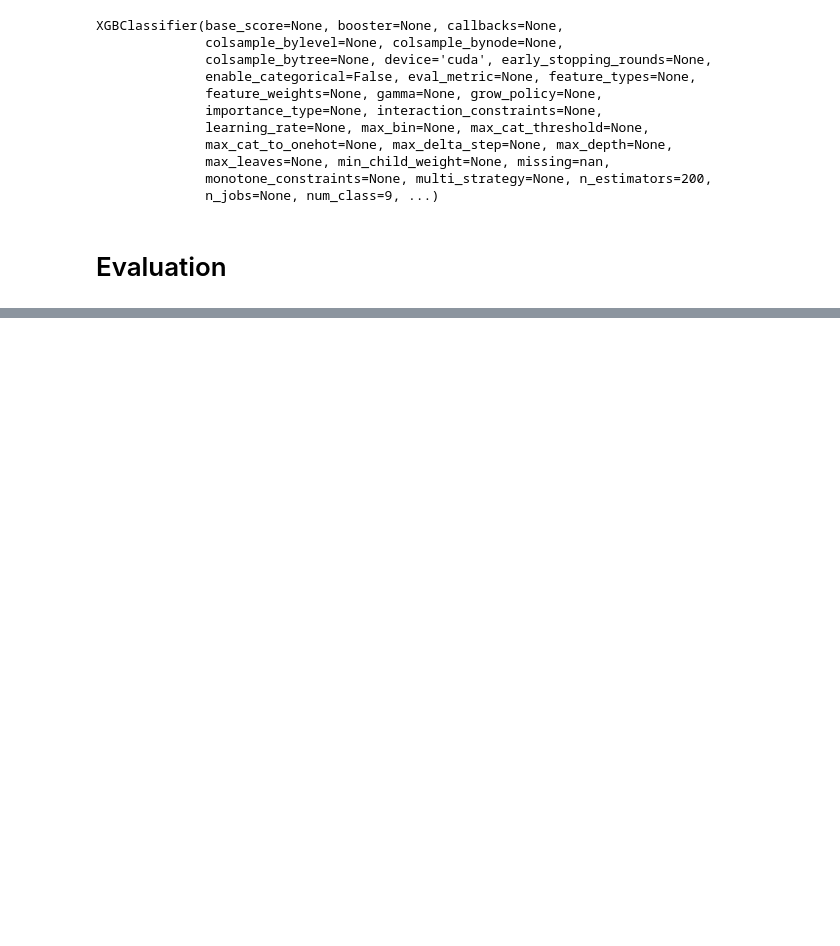
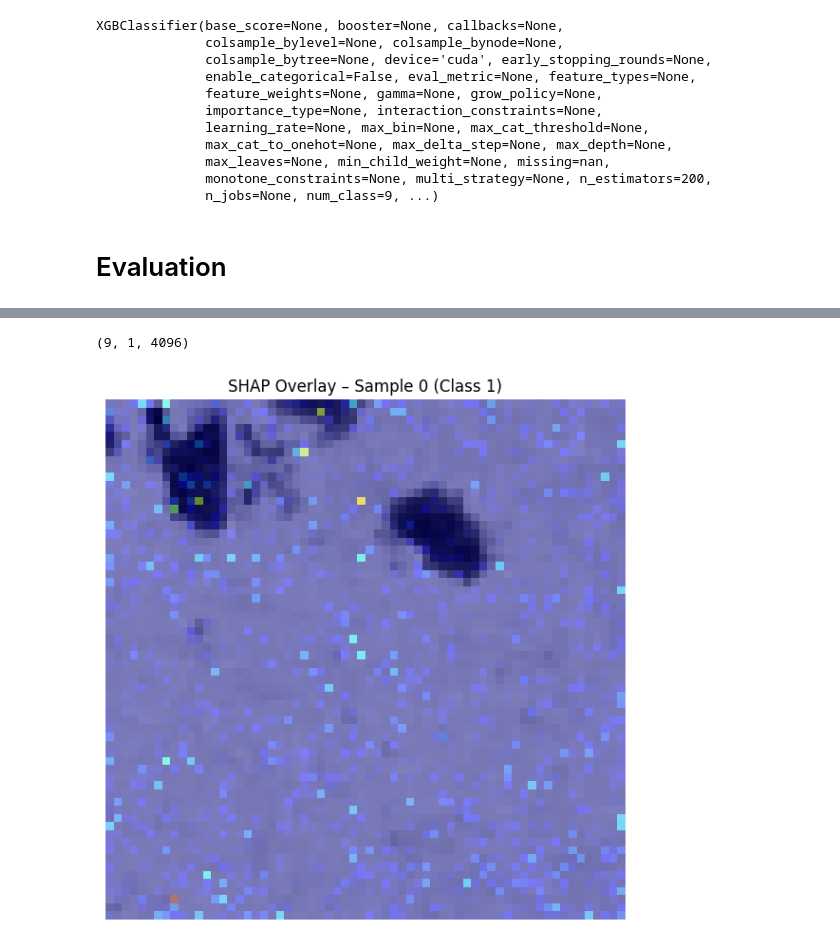
Before and after one commit to AnthonyP57/PathMNIST-exploration-and-classification, a Jupyter notebook: XGB_training.ipynb, the cells around one changed output, grey strips where cells are left out. Drawn from its saved outputs; the diff is of its cells as text; code cells hidden in the pictures; blank space fills up the shorter version.

```diff
--- a/XGB_training.ipynb
+++ b/XGB_training.ipynb
@@ -123,0 +118,32 @@ ROC Score: 0.931
+# %%
+import numpy as np
+
+label_idx = 1
+idx = np.where(test_y == label_idx)[0]
+sample_idx = 0
+# %%
+import shap
+import numpy as np
+
+explainer = shap.TreeExplainer(model)
+sample = test_x[idx][sample_idx]
+shap_values = explainer.shap_values(sample.reshape(1, -1)).transpose(2,0,1)
+print(shap_values.shape)
+# %% [output]
+(9, 1, 4096)
+# %%
+shap_matrix = np.array(shap_values[label_idx])
+# %%
+import matplotlib.pyplot as plt
+
+shap_image = np.abs(shap_matrix[sample_idx].reshape(d_size, d_size))
+
+plt.figure(figsize=(6, 6))
+plt.imshow(sample.reshape(d_size, d_size), cmap='gray')
+heatmap = plt.imshow(shap_image, cmap='jet', alpha=0.5)
+plt.title(f'SHAP Overlay – Sample {sample_idx} (Class {label_idx})')
+plt.axis('off')
+plt.tight_layout()
+plt.show()
+# %% [output]
+[figure, added]
```
Also changed, not shown: parts of 4 cells of this notebook, 14 other files.
